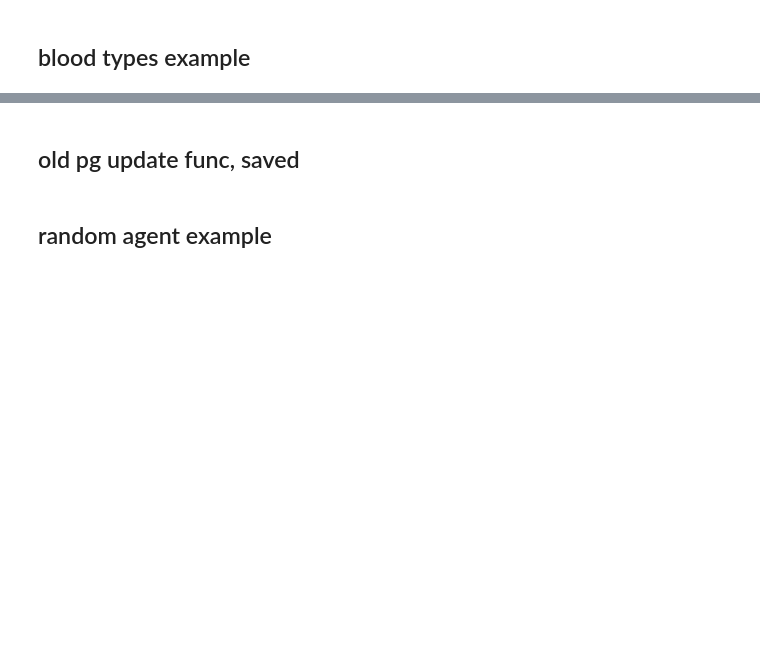
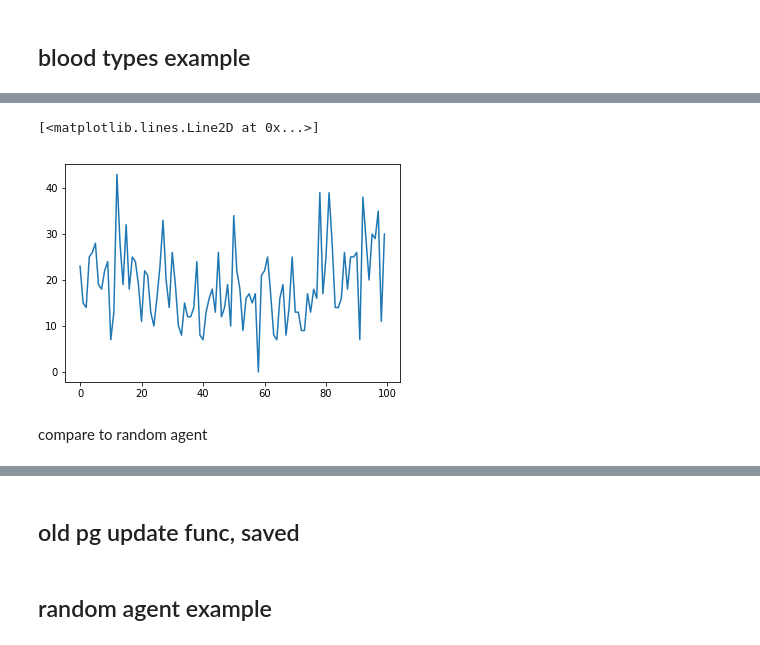
Before and after one commit to currymj/dynamic-set-packing-gym, a Jupyter notebook: examples/policy_gradient.ipynb, the cells around one changed output, grey strips where cells are left out. Cells and saved outputs as stored; diff of their text form; code cells hidden in the pictures; blank space fills up the shorter version.

Commit message:
more improvements to training loop

```diff
--- a/examples/policy_gradient.ipynb
+++ b/examples/policy_gradient.ipynb
@@ -30,8 +31,11 @@ def discounted_episode_returns(rewards, gamma=0.99):
     return np.array(result, dtype='float32')
 # %%
 def pg_target(policy_dist, rewards, action_trajectory):
-    """The policy gradient target loss (without baseline). Note it has to be negative,
-    because TF optimizers only want to minimize."""
+    """
+    The policy gradient target loss (without baseline). Note it has to be negative,
+    because TF optimizers only want to minimize. Rewards should be cumulative and discounted.
+    All inputs should already be TensorFlow objects, not lists or np arrays.
+    """
     return -tf.reduce_mean(policy_dist.log_prob(action_trajectory)*rewards)
 # %%
 class MLPMatchAgent:
@@ -92,24 +99,0 @@ def train_silly_env(agent, episode_count, max_steps):
-# %%
-def train_loop(env, agent, episode_count, max_steps):
-    reward = 0.0
-    done = False
-    for i in range(episode_count):
-        print('episode {}'.format(i))
-        ob = env.reset()
-        total_reward = 0.0
-        history_dict = {
-            'actions': [],
-            'observations': [],
-            'rewards': []
-        }
-        for i in range(max_steps):
-            history_dict['observations'].append(ob)
-            action_onehot = agent.act(ob, reward, done)
-            history_dict['actions'].append(action_onehot) # save the onehot version for logprob later
-            action = np.argmax(action_onehot)
-            ob, reward, done, _ = env.step(action)
-            history_dict['rewards'].append(reward)
-            total_reward += reward
-            print('action taken: {}, reward: {}, new state: {}'.format(action, reward, env.render()))
-        agent.learn(history_dict)
-        print('total episode reward: {}'.format(total_reward))
@@ -147,6 +108,6 @@ train_loop(env_example, ag, 100, 10)
 # %% [markdown]
 ## blood types example
 # %%
+env_example = gym.make('DynamicSetPacking-gurobitest-v0')
 ag = MLPMatchAgent(env_example.observation_space.shape, gamma=0.999)
-env_example = gym.make('DynamicSetPacking-gurobitest-v0')
-train_loop(env_example, ag, 1, 20)
+ep_rewards = train_loop(env_example, ag, 100, 20, quiet=True)
@@ -152,0 +116,7 @@ train_loop(env_example, ag, 1, 20)
+# %%
+plt.plot(ep_rewards)
+# %% [output]
+[<matplotlib.lines.Line2D at 0x...>]
+[figure, added]
+# %% [markdown]
+compare to random agent
```
Also changed, not shown: parts of 10 cells of this notebook.
